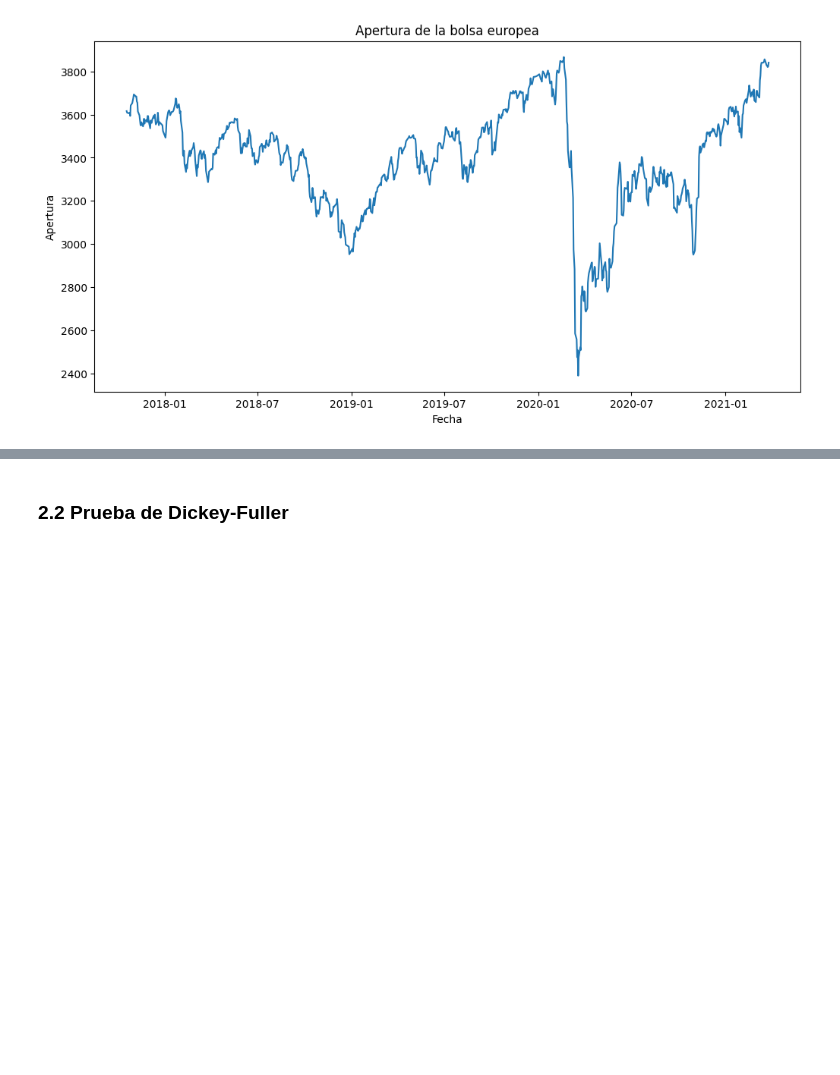
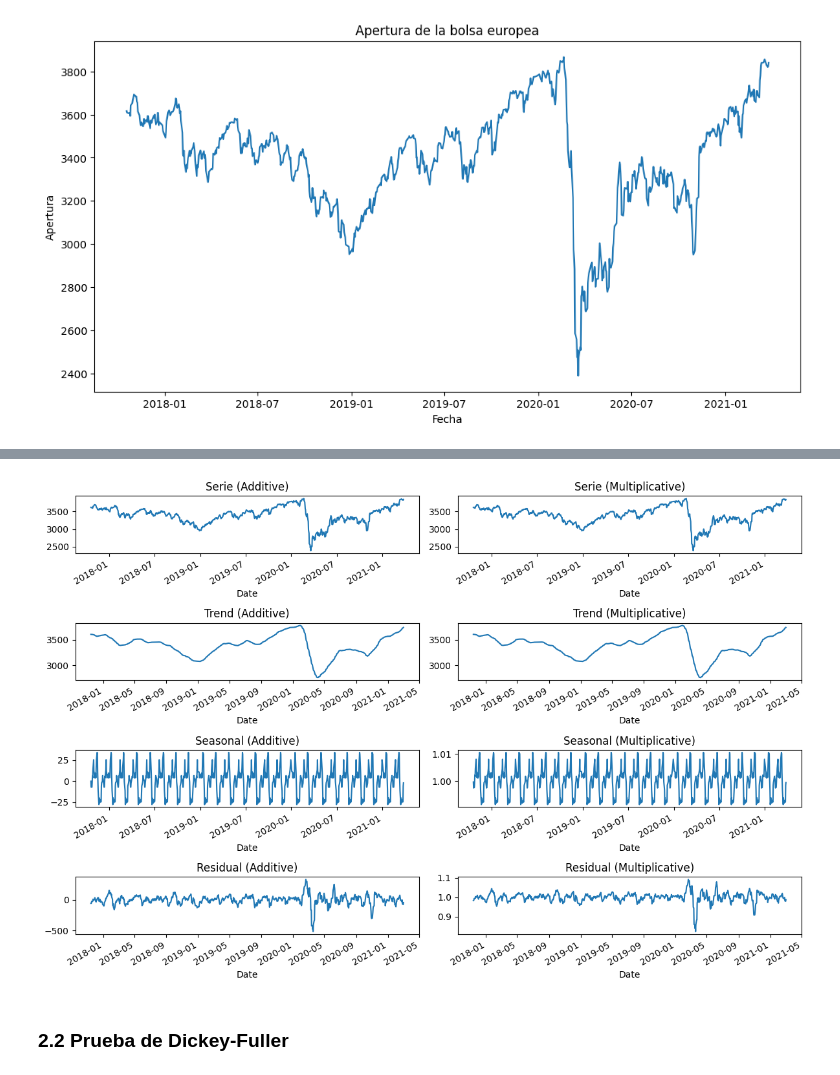
Before and after one commit to AlejandroPqLz/StockPrediction, a Jupyter notebook: code/DCDC_PrácticaFinal_Predicción de Stock.ipynb, the cells around one changed output, grey strips where cells are left out. Saved outputs shown, nothing was run; the diff lists cells and outputs as text; code cells hidden in the pictures; blank space fills up the shorter version.

```diff
--- a/code/DCDC_PrácticaFinal_Predicción de Stock.ipynb
+++ b/code/DCDC_PrácticaFinal_Predicción de Stock.ipynb
@@ -250,3 +235,29 @@ plt.show()
+# %%
+# Descomposición de la serie temporal
+# =====================================================================
+
+# Configuración de la figura
+fig, axes = plt.subplots(nrows=4, ncols=2, figsize=(12, 8))
+
+# Aditiva
+result_add = seasonal_decompose(euro_open, model='additive', period=36)
+result_add.observed.plot(ax=axes[0, 0], title='Serie (Additive)')
+result_add.trend.plot(ax=axes[1, 0], title='Trend (Additive)')
+result_add.seasonal.plot(ax=axes[2, 0], title='Seasonal (Additive)')
+result_add.resid.plot(ax=axes[3, 0], title='Residual (Additive)')
+
+# Multiplicativa
+result_mul = seasonal_decompose(euro_open, model='multiplicative', period=36)
+result_mul.observed.plot(ax=axes[0, 1], title='Serie (Multiplicative)')
+result_mul.trend.plot(ax=axes[1, 1], title='Trend (Multiplicative)')
+result_mul.seasonal.plot(ax=axes[2, 1], title='Seasonal (Multiplicative)')
+result_mul.resid.plot(ax=axes[3, 1], title='Residual (Multiplicative)')
+
+# Plot
+plt.tight_layout()
+plt.show()
+# %% [output]
+[figure, added]
 # %% [markdown]
 ### 2.2 Prueba de Dickey-Fuller
 # %% [markdown]
```
Also changed, not shown: parts of 7 cells of this notebook.
